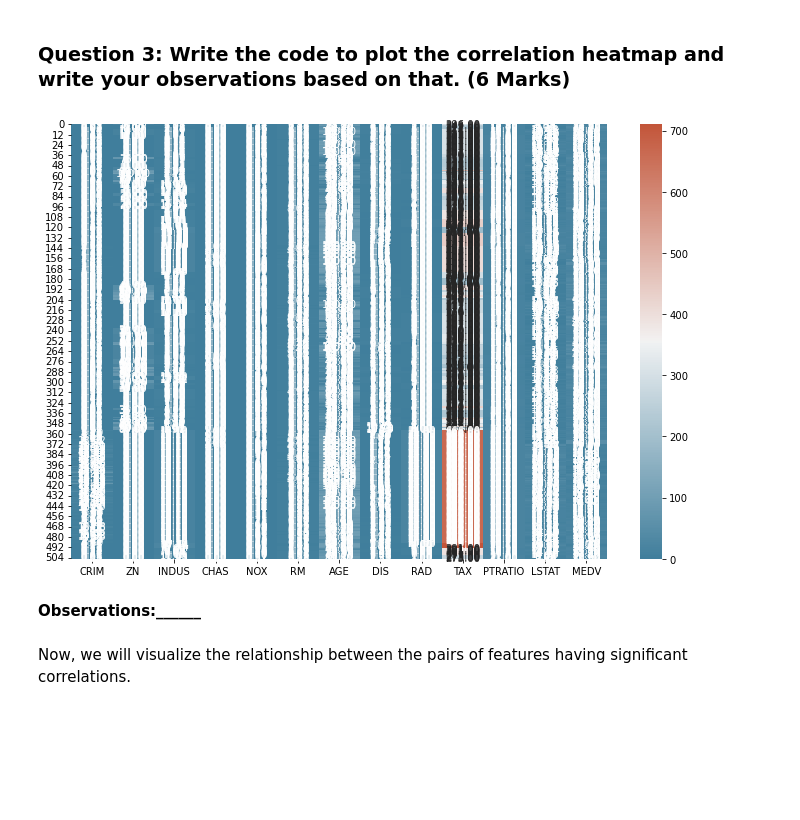
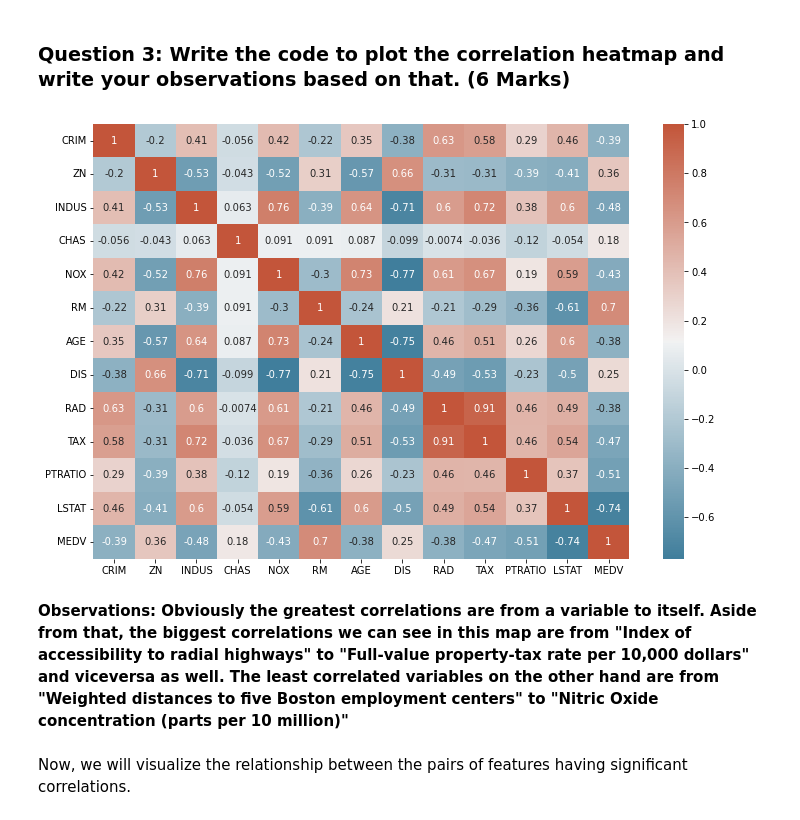
Before and after one commit to deadman20018/AppliedDataScience, a Jupyter notebook: Elective Project ML/Learners_Notebook_Boston_house_price.ipynb, the cells around one changed output. Saved outputs shown, nothing was run; the diff lists cells and outputs as text; code cells hidden in the pictures; blank space fills up the shorter version.

```diff
--- a/Case studies for weeks 2-5 python for data science/Learners_Notebook_Boston_house_price.ipynb
+++ b/Elective Project ML/Learners_Notebook_Boston_house_price.ipynb
@@ -192,14 +192,15 @@ Before creating the linear regression model, it is important to check the bivari
 # %%
 plt.figure(figsize = (12, 8))
 
 cmap = sns.diverging_palette(230, 20, as_cmap = True)
-sns.heatmap(df, annot = True, fmt = '.2f', cmap = cmap)
+
+sns.heatmap(df.corr(), annot=True,cmap=cmap)
 
 plt.show()
 # %% [output]
-[figure, old version]
+[figure, new version]
-# %% [markdown]
-**Observations:______**
+# %% [markdown]
+**Observations: Obviously the greatest correlations are from a variable to itself. Aside from that, the biggest correlations we can see in this map are from "Index of accessibility to radial highways" to "Full-value property-tax rate per 10,000 dollars" and viceversa as well. The least correlated variables on the other hand are from "Weighted distances to five Boston employment centers" to "Nitric Oxide concentration (parts per 10 million)"**
 # %% [markdown]
 Now, we will visualize the relationship between the pairs of features having significant correlations.
 # %% [markdown]
```
Also changed, not shown: parts of 5 cells of this notebook, 1 other file.
